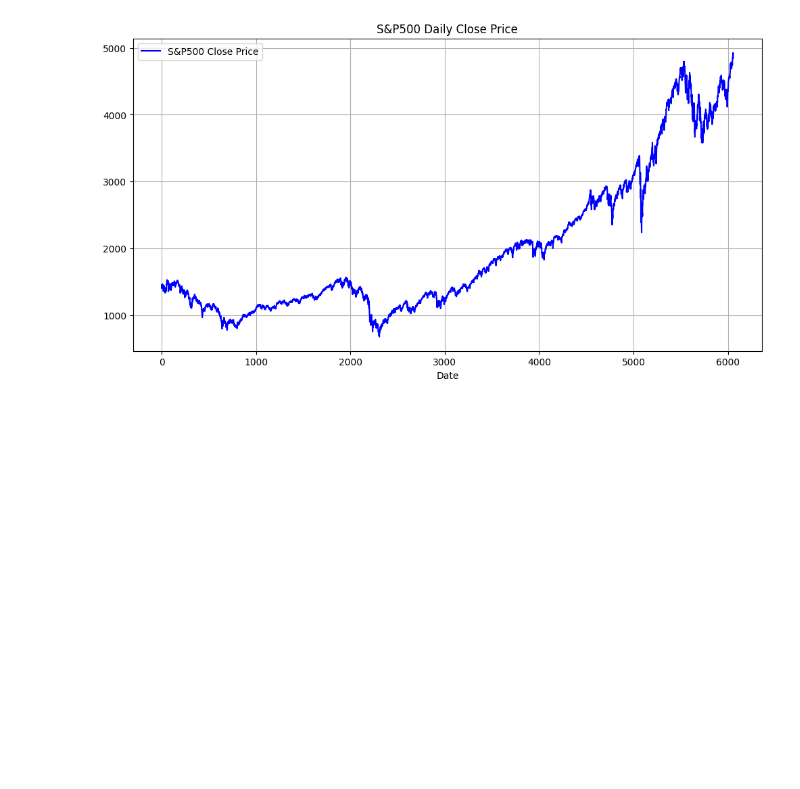
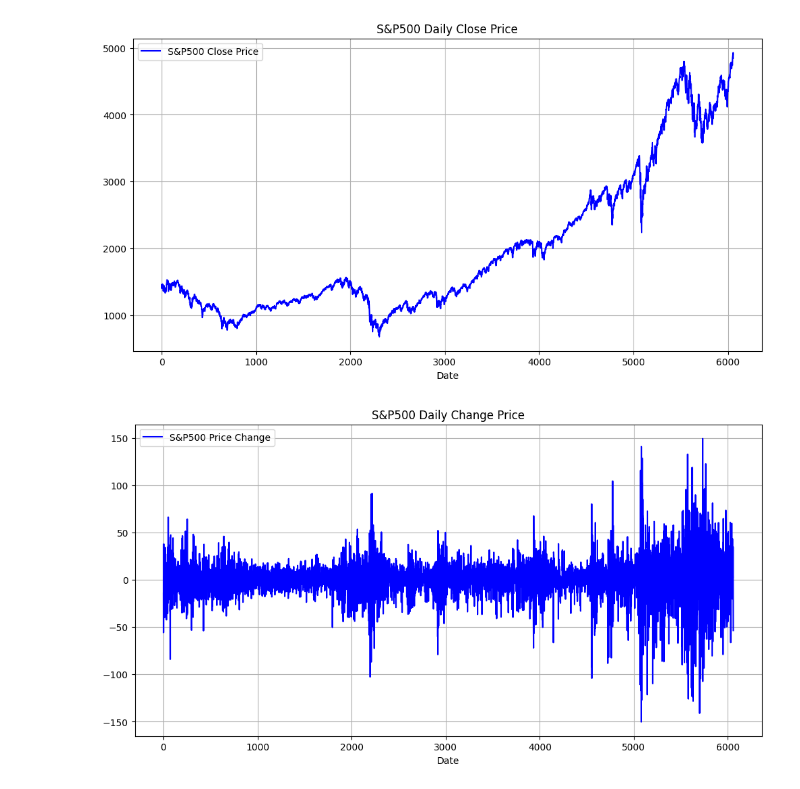
Before and after one commit to BoykoPetevBoev/Stock-Market-Prediction, a Jupyter notebook: src/data/sp500/sp500.ipynb, the cells around one changed output. Cells and saved outputs as stored; diff of their text form; code cells hidden in the pictures; blank space fills up the shorter version.

```diff
--- a/src/data/sp500/sp500.ipynb
+++ b/src/data/sp500/sp500.ipynb
@@ -56,3 +59,11 @@ plt = plot_chart_line(
 )
 # %% [output]
 [figure]
+# %%
+plt = plot_chart_line(
+    data=data['Change'],
+    label='S&P500 Price Change',
+    title='S&P500 Daily Change Price'
+)
+# %% [output]
+[figure, added]
```
Also changed, not shown: parts of 5 cells of this notebook, 33 other files.
